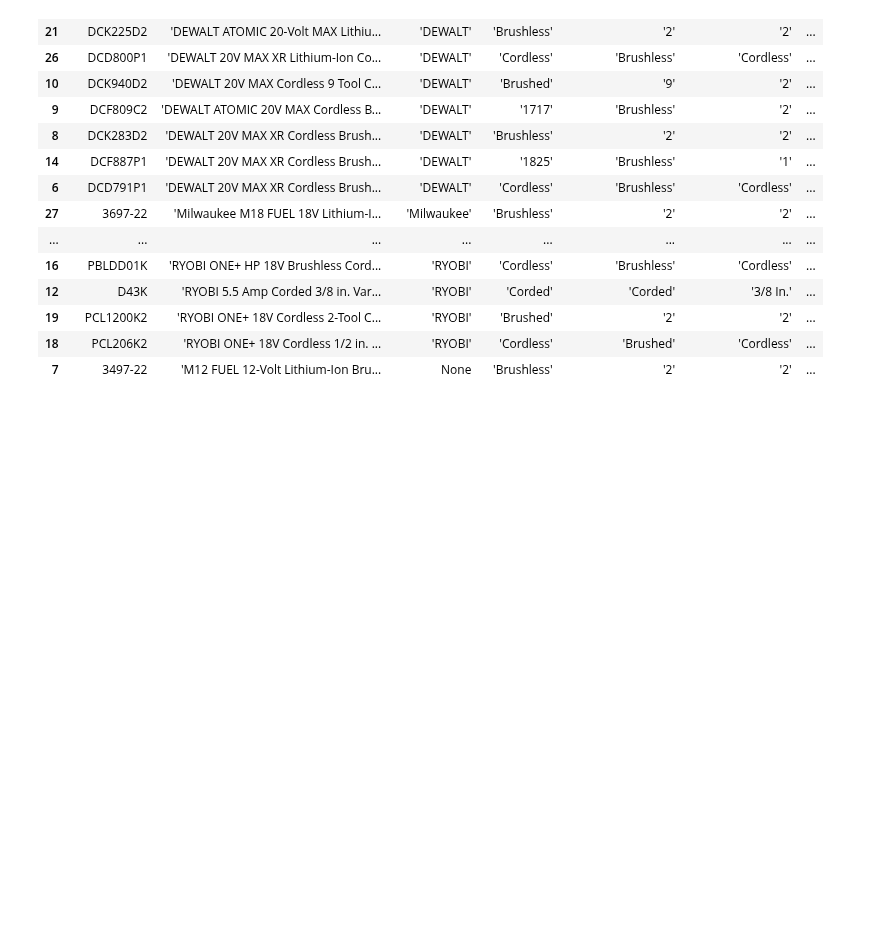
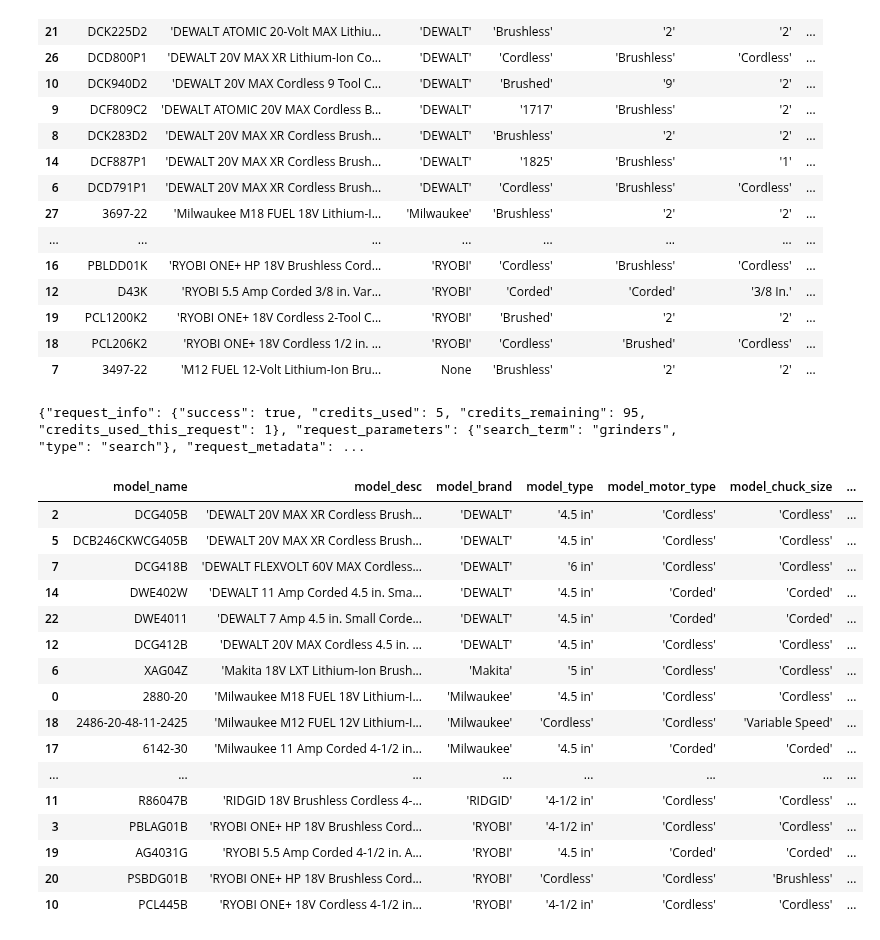
Before and after one commit to srilamaiti/ml_works, a Jupyter notebook: thd_prod_scraper.ipynb, the cells around one changed output. Saved outputs shown, nothing was run; the diff lists cells and outputs as text; code cells hidden in the pictures; blank space fills up the shorter version.

```diff
--- a/thd_prod_scraper.ipynb
+++ b/thd_prod_scraper.ipynb
@@ -119,3 +119,80 @@ df
 | 19 | PCL1200K2 | 'RYOBI ONE+ 18V Cordless 2-Tool C... | 'RYOBI' | 'Brushed' | '2' | '2' | ... |
 | 18 | PCL206K2 | 'RYOBI ONE+ 18V Cordless 1/2 in. ... | 'RYOBI' | 'Cordless' | 'Brushed' | 'Cordless' | ... |
 | 7 | 3497-22 | 'M12 FUEL 12-Volt Lithium-Ion Bru... | None | 'Brushless' | '2' | '2' | ... |
+# %%
+# set up the request parameters
+params = {
+'api_key': '46B885F03D8C44F59E438123EA4DC0D2',
+  'search_term': 'grinders',
+  'type': 'search'
+}
+
+# make the http GET request to BigBox API
+api_result = requests.get('https://api.bigboxapi.com/request', params)
+
+# print the JSON response from BigBox API
+print(json.dumps(api_result.json()))
+
+prod_list = api_result.json()["search_results"]
+prod_attr_list = []
+for prod in prod_list:
+    try:
+        model_name = prod['product']['model_number']
+    except:
+        model_name = None
+
+    try:
+        model_desc = "'" + prod['product']['title'] + "'"
+    except:
+        model_desc = None
+
+    try:
+        model_brand = "'" + prod['product']['brand'] + "'"
+    except:
+        model_brand = None
+
+    try:
+        model_type = "'" + prod['product']['features'][0]['value'] + "'"
+    except:
+        model_type = None
+
+    try:
+        model_motor_type = "'" + prod['product']['features'][1]['value'] + "'"
+    except:
+        model_motor_type = None
+
+    try:
+        model_chuck_size = "'" + prod['product']['features'][2]['value'] + "'"
+    except:
+        model_chuck_size = None
+
+    try:
+        model_motor_voltage = "'" + prod['product']['features'][3]['value'] + "'"
+    except:
+        model_motor_voltage = None
+
+    prod_attr_list.append((model_name, model_desc, model_brand, model_type, model_motor_type, model_chuck_size, model_motor_voltage))
+
+df = pd.DataFrame(prod_attr_list)
+df.columns = ['model_name', 'model_desc', 'model_brand', 'model_type', 'model_motor_type', 'model_chuck_size', 'model_motor_voltage']
+df = df.sort_values(by = ['model_brand'])
+df
+# %% [output]
+{"request_info": {"success": true, "credits_used": 5, "credits_remaining": 95, "credits_used_this_request": 1}, "request_parameters": {"search_term": "grinders", "type": "search"}, "request_metadata": ...
+|  | model_name | model_desc | model_brand | model_type | model_motor_type | model_chuck_size | ... |
+| 2 | DCG405B | 'DEWALT 20V MAX XR Cordless Brush... | 'DEWALT' | '4.5 in' | 'Cordless' | 'Cordless' | ... |
+| 5 | DCB246CKWCG405B | 'DEWALT 20V MAX XR Cordless Brush... | 'DEWALT' | '4.5 in' | 'Cordless' | 'Cordless' | ... |
+| 7 | DCG418B | 'DEWALT FLEXVOLT 60V MAX Cordless... | 'DEWALT' | '6 in' | 'Cordless' | 'Cordless' | ... |
+| 14 | DWE402W | 'DEWALT 11 Amp Corded 4.5 in. Sma... | 'DEWALT' | '4.5 in' | 'Corded' | 'Corded' | ... |
+| 22 | DWE4011 | 'DEWALT 7 Amp 4.5 in. Small Corde... | 'DEWALT' | '4.5 in' | 'Corded' | 'Corded' | ... |
+| 12 | DCG412B | 'DEWALT 20V MAX Cordless 4.5 in. ... | 'DEWALT' | '4.5 in' | 'Cordless' | 'Cordless' | ... |
+| 6 | XAG04Z | 'Makita 18V LXT Lithium-Ion Brush... | 'Makita' | '5 in' | 'Cordless' | 'Cordless' | ... |
+| 0 | 2880-20 | 'Milwaukee M18 FUEL 18V Lithium-I... | 'Milwaukee' | '4.5 in' | 'Cordless' | 'Cordless' | ... |
+| 18 | 2486-20-48-11-2425 | 'Milwaukee M12 FUEL 12V Lithium-I... | 'Milwaukee' | 'Cordless' | 'Cordless' | 'Variable Speed' | ... |
+| 17 | 6142-30 | 'Milwaukee 11 Amp Corded 4-1/2 in... | 'Milwaukee' | '4.5 in' | 'Corded' | 'Corded' | ... |
+| ... | ... | ... | ... | ... | ... | ... | ... |
+| 11 | R86047B | 'RIDGID 18V Brushless Cordless 4-... | 'RIDGID' | '4-1/2 in' | 'Cordless' | 'Cordless' | ... |
+| 3 | PBLAG01B | 'RYOBI ONE+ HP 18V Brushless Cord... | 'RYOBI' | '4-1/2 in' | 'Cordless' | 'Cordless' | ... |
+| 19 | AG4031G | 'RYOBI 5.5 Amp Corded 4-1/2 in. A... | 'RYOBI' | '4.5 in' | 'Corded' | 'Corded' | ... |
+| 20 | PSBDG01B | 'RYOBI ONE+ HP 18V Brushless Cord... | 'RYOBI' | 'Cordless' | 'Cordless' | 'Brushless' | ... |
+| 10 | PCL445B | 'RYOBI ONE+ 18V Cordless 4-1/2 in... | 'RYOBI' | '4-1/2 in' | 'Cordless' | 'Cordless' | ... |
```
Also changed, not shown: parts of 1 cell of this notebook.
